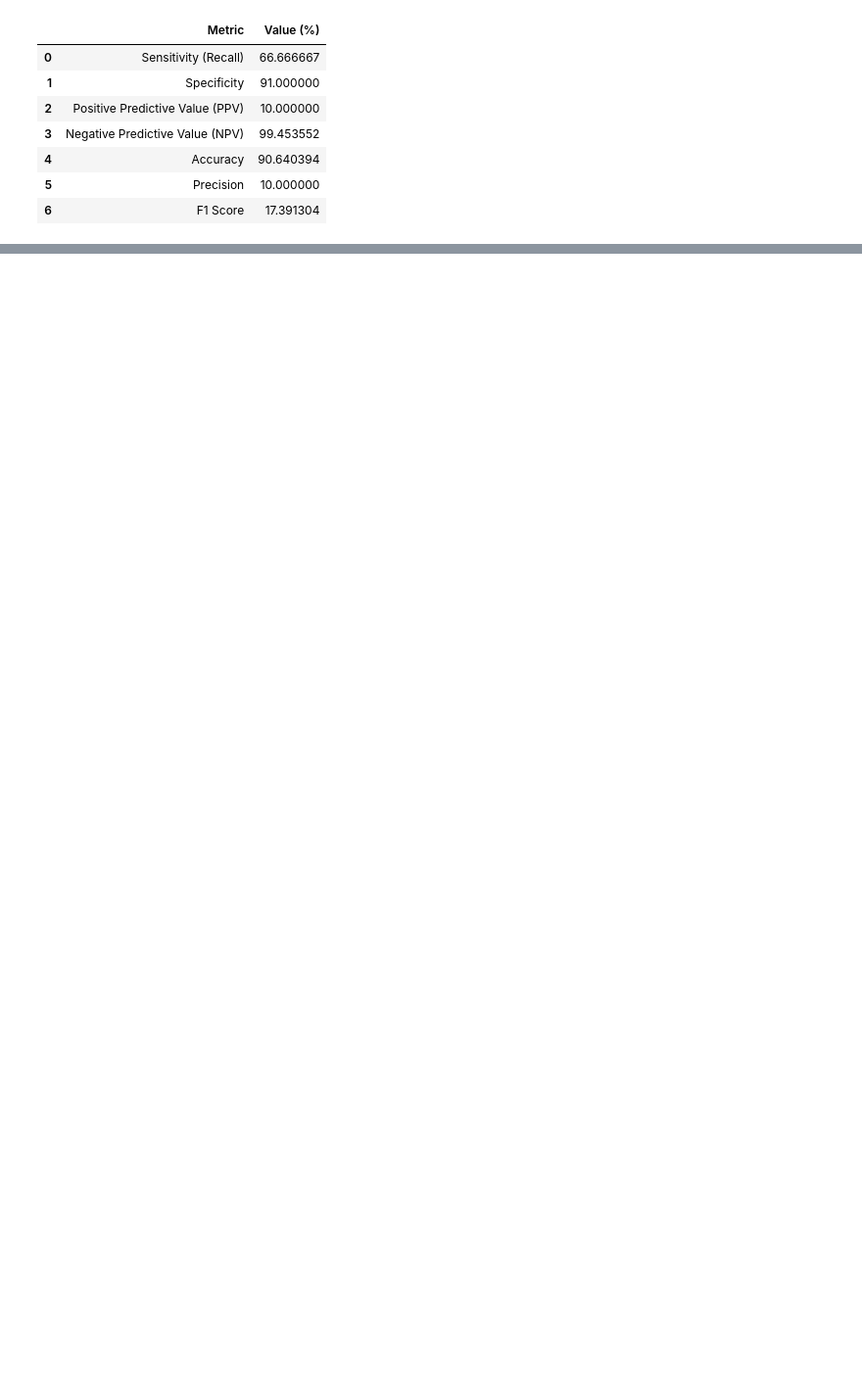
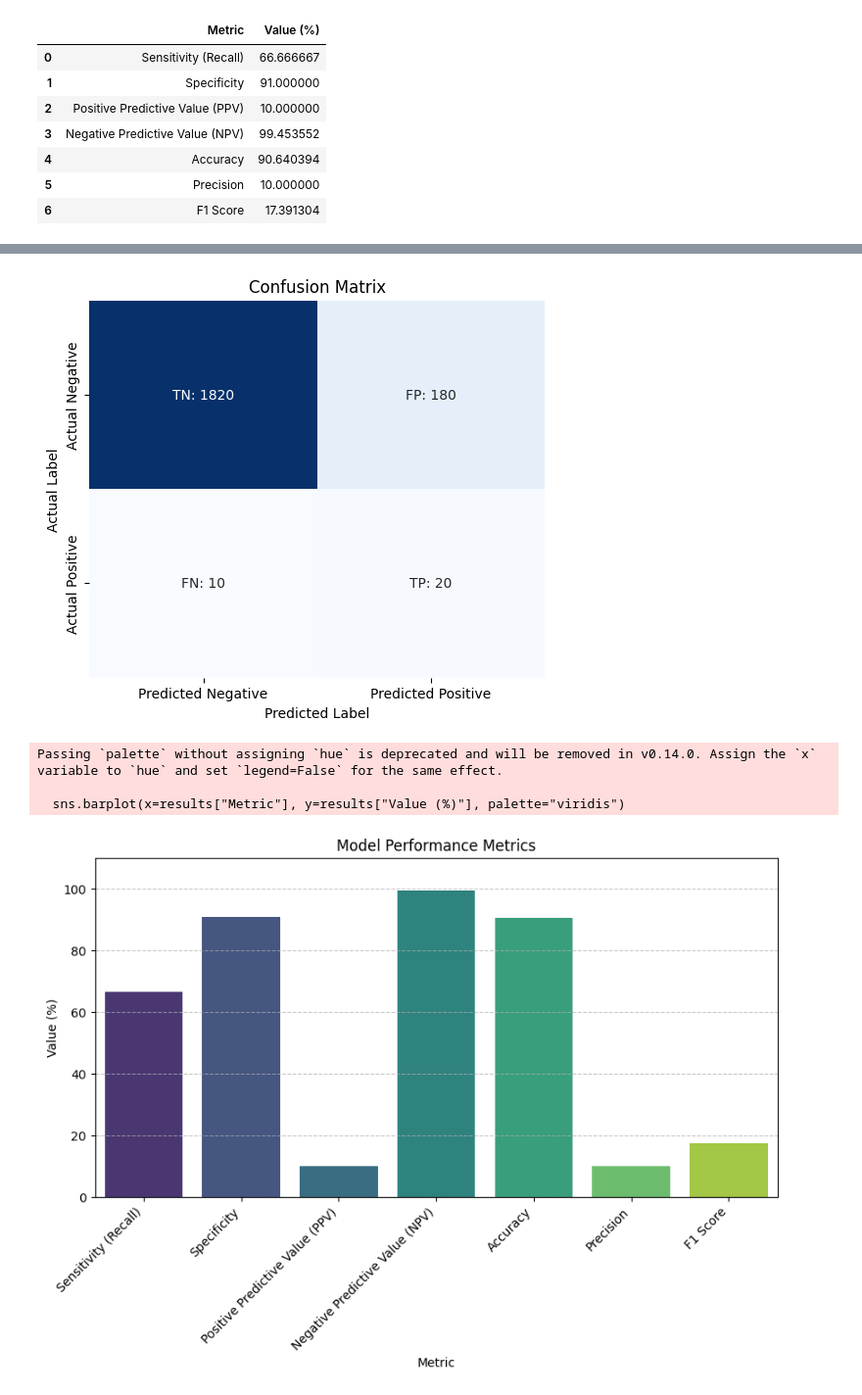
Before and after one commit to aliuliare/Physiological-signal-processing, a Jupyter notebook: PSP_performance evaluation.ipynb, the cells around one changed output, grey strips where cells are left out. Shown: that part at 98% size. Cells and saved outputs as stored; diff of their text form; code cells hidden in the pictures; blank space fills up the shorter version.

```diff
--- a/PSP_performance evaluation.ipynb
+++ b/PSP_performance evaluation.ipynb
@@ -37,0 +110,55 @@ results
+# %%
+
+import numpy as np
+import seaborn as sns
+import matplotlib.pyplot as plt
+
+def plot_confusion_matrix(TP, FP, FN, TN, title="Confusion Matrix"):
+    """
+    Plots a confusion matrix as a heatmap.
+
+    Parameters:
+    TP (int): True Positives
+    FP (int): False Positives
+    FN (int): False Negatives
+    TN (int): True Negatives
+    title (str): Title of the plot
+    """
+    # Define confusion matrix as a NumPy array
+    conf_matrix = np.array([[TN, FP], [FN, TP]])
+
+    # Labels for the matrix
+    labels = np.array([["TN: " + str(TN), "FP: " + str(FP)],
+                        ["FN: " + str(FN), "TP: " + str(TP)]])
+
+    # Create the heatmap
+    plt.figure(figsize=(6,5))
+    sns.heatmap(conf_matrix, annot=labels, fmt="", cmap="Blues", cbar=False,
+                xticklabels=["Predicted Negative", "Predicted Positive"],
+                yticklabels=["Actual Negative", "Actual Positive"])
+
+    plt.title(title)
+    plt.xlabel("Predicted Label")
+    plt.ylabel("Actual Label")
+    plt.show()
+
+# Example Usage:
+plot_confusion_matrix(TP=20, FP=180, FN=10, TN=1820)
+
+
+
+# Visualization of Performance Metrics
+plt.figure(figsize=(10, 5))
+sns.barplot(x=results["Metric"], y=results["Value (%)"], palette="viridis")
+plt.xticks(rotation=45, ha="right")
+plt.ylabel("Value (%)")
+plt.title("Model Performance Metrics")
+plt.ylim(0, 110)
+plt.grid(axis='y', linestyle="--", alpha=0.7)
+plt.show()
+# %% [output]
+[figure, added]
+Passing `palette` without assigning `hue` is deprecated and will be removed in v0.14.0. Assign the `x` variable to `hue` and set `legend=False` for the same effect.
+
+  sns.barplot(x=results["Metric"], y=results["Value (%)"], palette="viridis")
+[figure, added]
```
Also changed, not shown: parts of 4 cells of this notebook, 2 other files.
